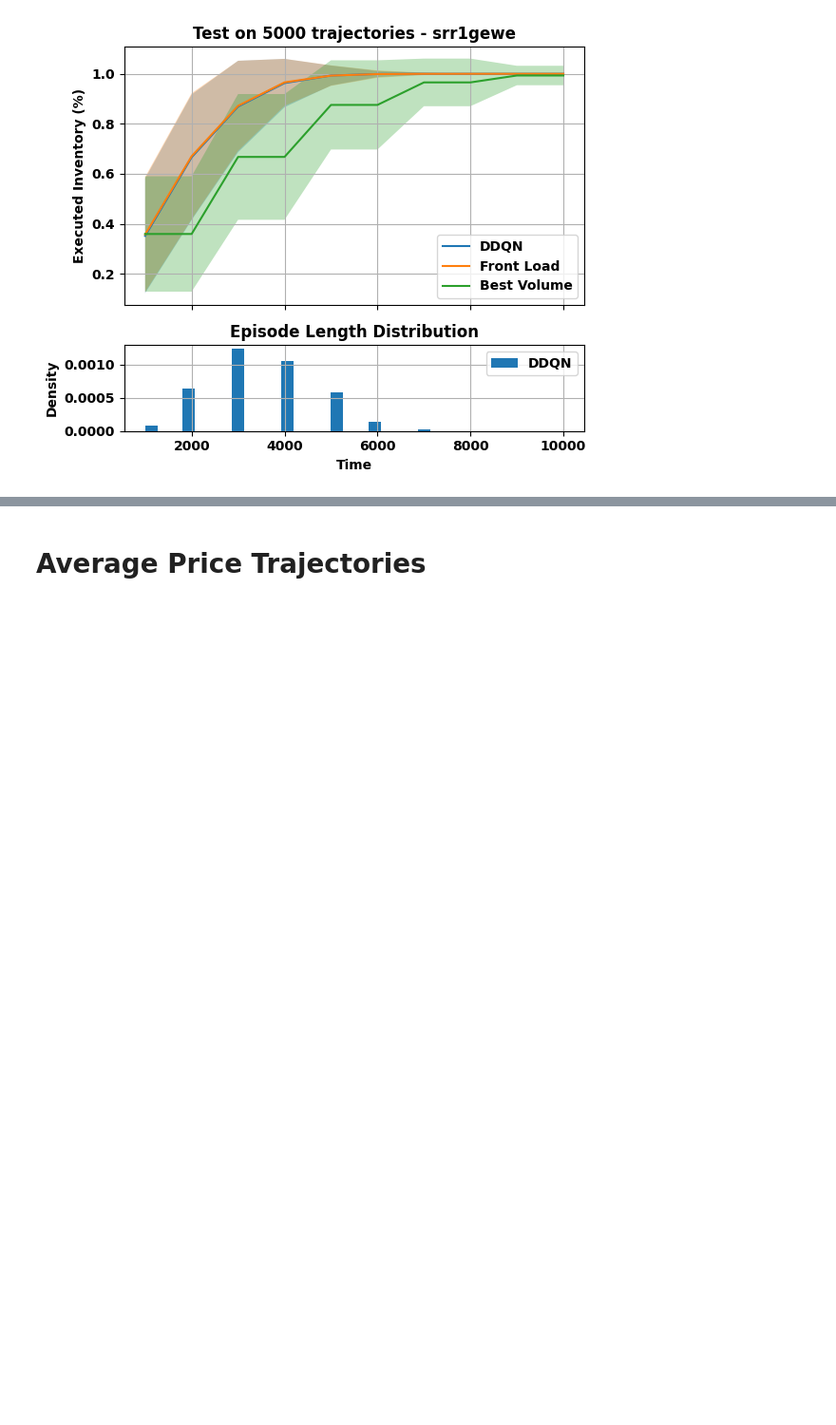
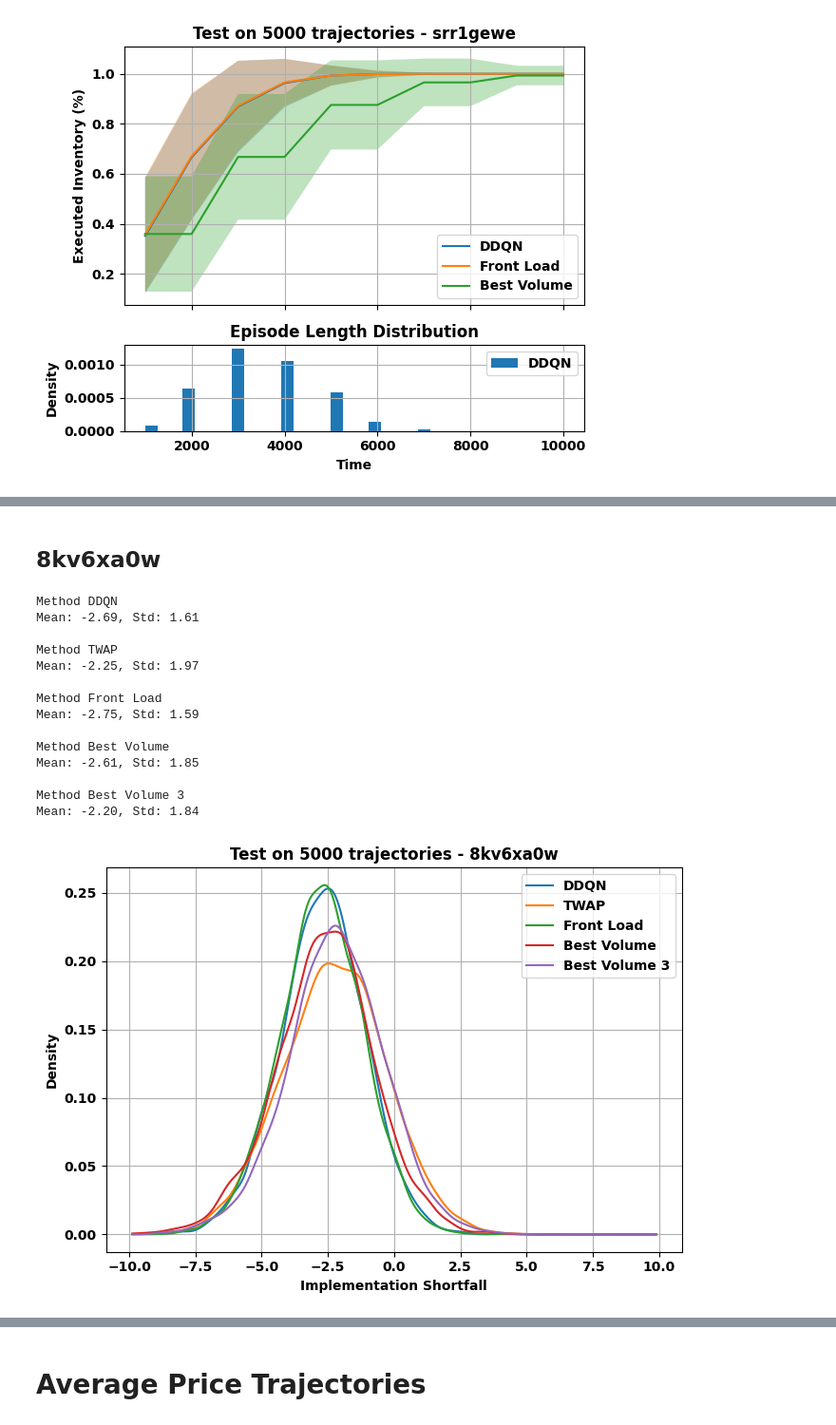
Before and after one commit to TomasEspana/qrm_optimal_execution, a Jupyter notebook: main.ipynb, the cells around one changed output, grey strips where cells are left out. Shown at 95% size. Cells and saved outputs as stored; diff of their text form; code cells hidden in the pictures; blank space fills up the shorter version.

```diff
--- a/main.ipynb
+++ b/main.ipynb
@@ -274,0 +323,27 @@ plot_inventory(initial_inventory, nb_episodes, trader_times, run_names, run_labe
+# %% [markdown]
+## 8kv6xa0w
+# %%
+nb_episodes = 5000
+run_id = '8kv6xa0w'
+types = ['ddqn', 'twap', 'front_load', 'best_volume', 'best_volume_3']
+run_names = [f'{type}_{run_id}' for type in types]
+run_labels = ['DDQN', 'TWAP', 'Front Load', 'Best Volume', 'Best Volume 3']
+pdf_name = 's_11_ddqns'
+title = f'Test on {nb_episodes} trajectories - {run_id}'
+plot_is(run_names, run_labels, pdf_name, title)
+# %% [output]
+Method DDQN
+Mean: -2.69, Std: 1.61
+
+Method TWAP
+Mean: -2.25, Std: 1.97
+
+Method Front Load
+Mean: -2.75, Std: 1.59
+
+Method Best Volume
+Mean: -2.61, Std: 1.85
+
+Method Best Volume 3
+Mean: -2.20, Std: 1.84
+[figure, added]
```
Also changed, not shown: parts of 61 cells of this notebook, 3 other files.
